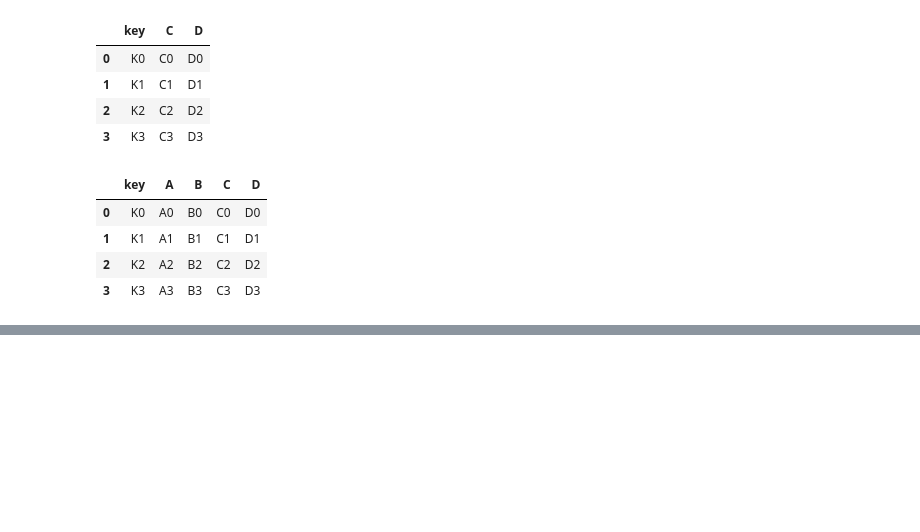
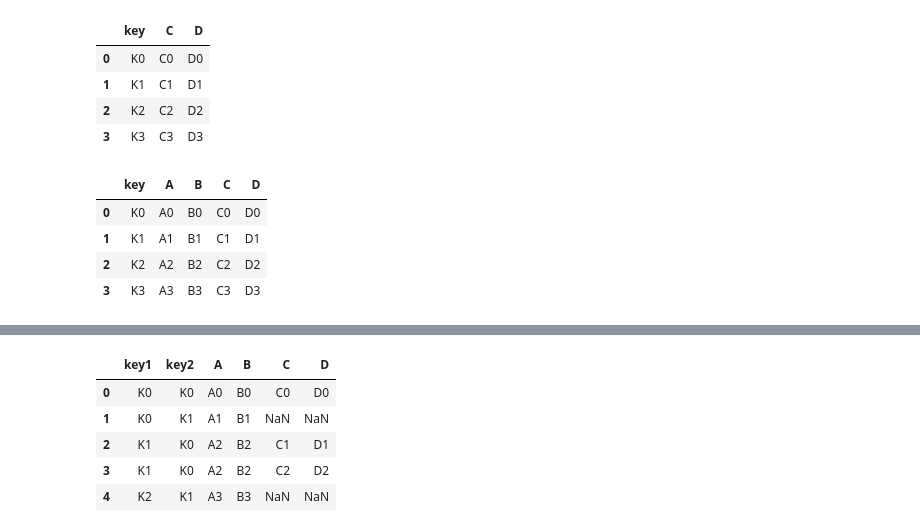
Before and after one commit to ludiemert/Analyzing_Data_Pandas_SQL, a Jupyter notebook: 7_Merge_join_concat.ipynb, the cells around one changed output, grey strips where cells are left out. Cells and saved outputs as stored; diff of their text form; code cells hidden in the pictures; blank space fills up the shorter version.

```diff
--- a/7_Merge_join_concat.ipynb
+++ b/7_Merge_join_concat.ipynb
@@ -129,0 +200,12 @@ pd.merge(esquerda, direita)
+# %%
+# qdo nao encaixer coloca na esquerda
+pd.merge(esquerda, direita, how="left", on=['key1', 'key2'])
+# Mantém todas as linhas do DataFrame da esquerda (esquerda), e só traz os dados do direita quando houver correspondência nas chaves.
+# Se não tiver correspondência, ele preenche os dados do direita com NaN.
+# %% [output]
+|  | key1 | key2 | A | B | C | D |
+| 0 | K0 | K0 | A0 | B0 | C0 | D0 |
+| 1 | K0 | K1 | A1 | B1 | NaN | NaN |
+| 2 | K1 | K0 | A2 | B2 | C1 | D1 |
+| 3 | K1 | K0 | A2 | B2 | C2 | D2 |
+| 4 | K2 | K1 | A3 | B3 | NaN | NaN |
```
Also changed, not shown: parts of 7 cells of this notebook.
